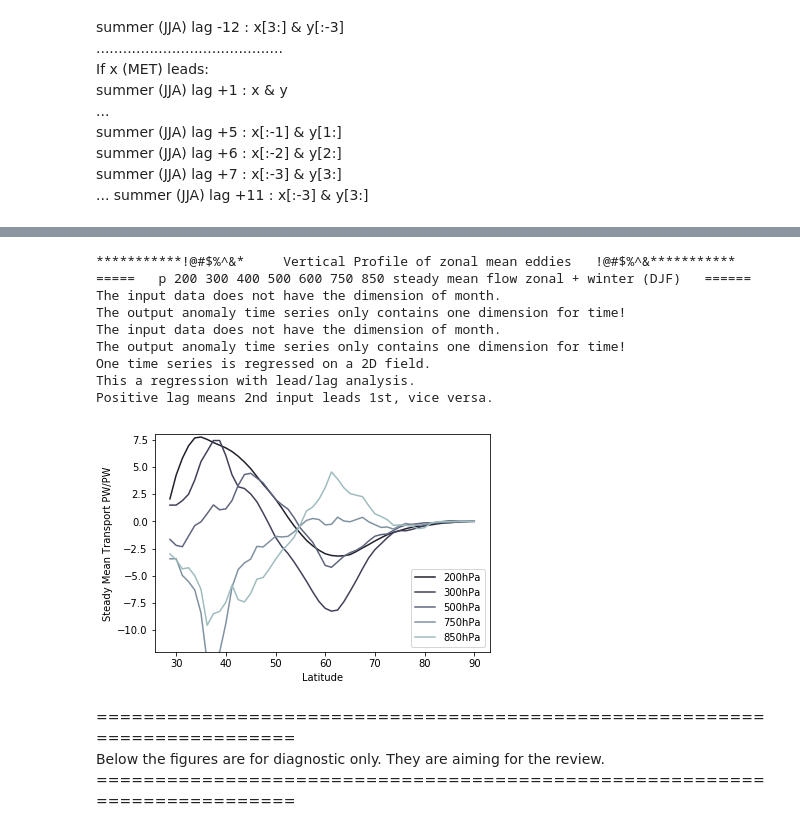
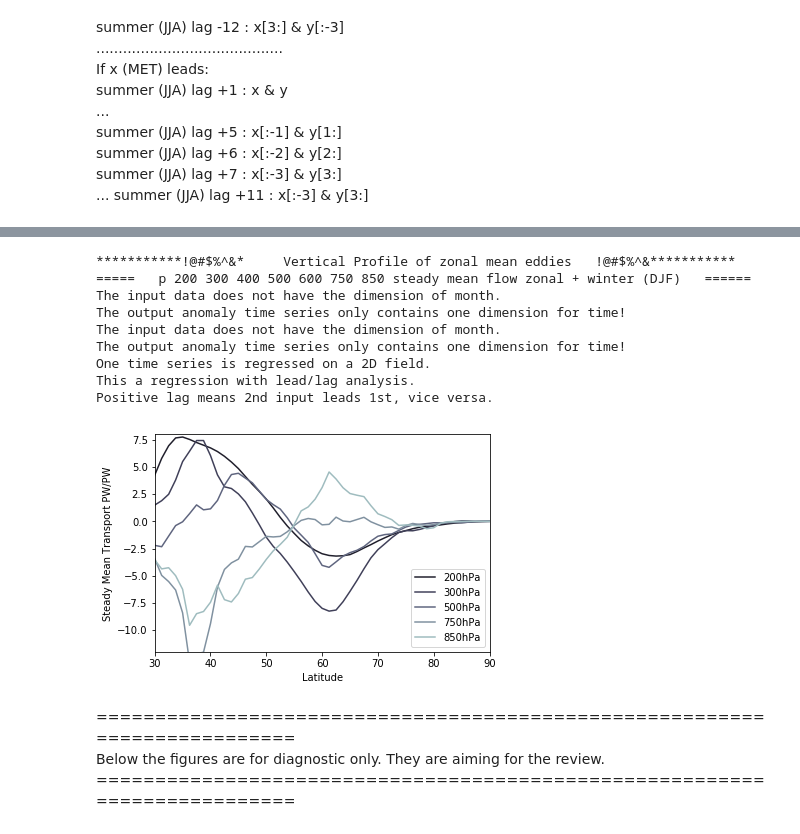
Before and after one commit to geek-yang/AirSeaFlow, a Jupyter notebook: MET_Feedback_paper/Revision/paper_vert_season_jra_eddy_E_OMET_oras_perLevel.ipynb, the cells around one changed output, grey strips where cells are left out. Cells and saved outputs as stored; diff of their text form; code cells hidden in the pictures.

```diff
--- a/MET_Feedback_paper/Revision/paper_vert_season_jra_eddy_E_OMET_oras_perLevel.ipynb
+++ b/MET_Feedback_paper/Revision/paper_vert_season_jra_eddy_E_OMET_oras_perLevel.ipynb
@@ -403,6 +403,7 @@ summer (JJA) lag +11 : x[:-3] & y[3:] <br>
     plt.legend()
     plt.ylabel("Transient Eddy PW / PW")
     ax = plt.gca()
+    ax.set_xlim(30,90)
     ax.set_ylim(-5,3)
     plt.show()
     fig.savefig(os.path.join(output_path,'regCoef_ORAS4_atl_OMET_60N_lag_{}_JRA55_eddy_E_transient_zonal_DJF_decadal_mean.png'.format(lag)),dpi=150)
@@ -510,6 +511,7 @@ One time series is regressed on a 1D field.
     plt.legend()
     plt.ylabel("Standing Eddy PW / PW")
     ax = plt.gca()
+    ax.set_xlim(30,90)
     ax.set_ylim(-3,3)
     plt.show()
     fig.savefig(os.path.join(output_path,'regCoef_ORAS4_atl_OMET_60N_lag_{}_JRA55_eddy_E_standing_zonal_DJF_decadal_mean.png'.format(lag)),dpi=150)
@@ -556,34 +558,35 @@ One time series is regressed on a 1D field.
     k, r, p = meta.statistics.operator.linearRegress(stat_OMET_ORAS4._lowpass,
                                                      stat_E_vert_JRA55._lowpass, lag)
 
     fig = plt.figure()
     colormap=cm.bone(np.linspace(0,1,8))
     plt.plot(latitude_fields_vert_JRA55[:50], np.mean(k[10:16,:50],0), color=colormap[1], label='200hPa') # 100 - 250
     plt.plot(latitude_fields_vert_JRA55[:50], np.mean(k[16:19,:50],0), color=colormap[2], label='300hPa') # 250 - 400
     #plt.plot(latitude_fields_vert_ERAI[:94], k[19,:94], color=colormap[6], label='400hPa')
     plt.plot(latitude_fields_vert_JRA55[:50], np.mean(k[19:24,:50],0), color=colormap[3], label='500hPa') # 400 - 650
     #plt.plot(latitude_fields_vert_ERAI[:94], k[23,:94], color=colormap[6], label='600hPa')
     plt.plot(latitude_fields_vert_JRA55[:50], np.mean(k[24:28,:50],0), color=colormap[4], label='750hPa') # 650 - 800
     plt.plot(latitude_fields_vert_JRA55[:50], np.mean(k[28:32,:50],0), color=colormap[5], label='850hPa') # 800 - 900
     plt.xlabel("Latitude")
     plt.legend(loc=4)
     plt.ylabel("Steady Mean Transport PW/PW")
     ax = plt.gca()
+    ax.set_xlim(30,90)
     ax.set_ylim(-12,8)
     plt.show()
     fig.savefig(os.path.join(output_path,'regCoef_ORAS4_atl_OMET_60N_lag_{}_JRA55_eddy_E_steady_mean_DJF_decadal_mean.png'.format(lag)),dpi=150)
     plt.close(fig)
 # %% [output]
 ***********!@#$%^&*     Vertical Profile of zonal mean eddies   !@#$%^&***********
 =====   p 200 300 400 500 600 750 850 steady mean flow zonal + winter (DJF)   ======
 The input data does not have the dimension of month.
 The output anomaly time series only contains one dimension for time!
 The input data does not have the dimension of month.
 The output anomaly time series only contains one dimension for time!
 One time series is regressed on a 2D field.
 This a regression with lead/lag analysis.
 Positive lag means 2nd input leads 1st, vice versa.
-[figure, old version]
+[figure, new version]
 # %% [markdown]
 ==========================================================================<br>
 Below the figures are for diagnostic only. They are aiming for the review.<br>
```
Also changed, not shown: parts of 2 cells of this notebook, 1 other file.
